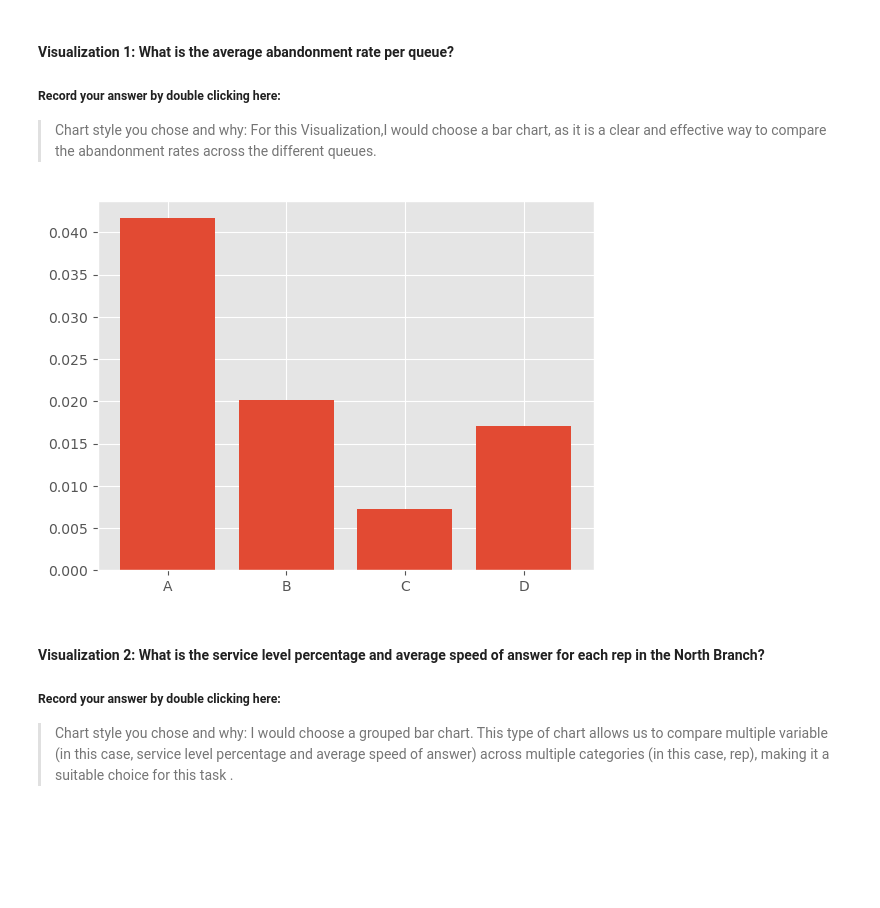
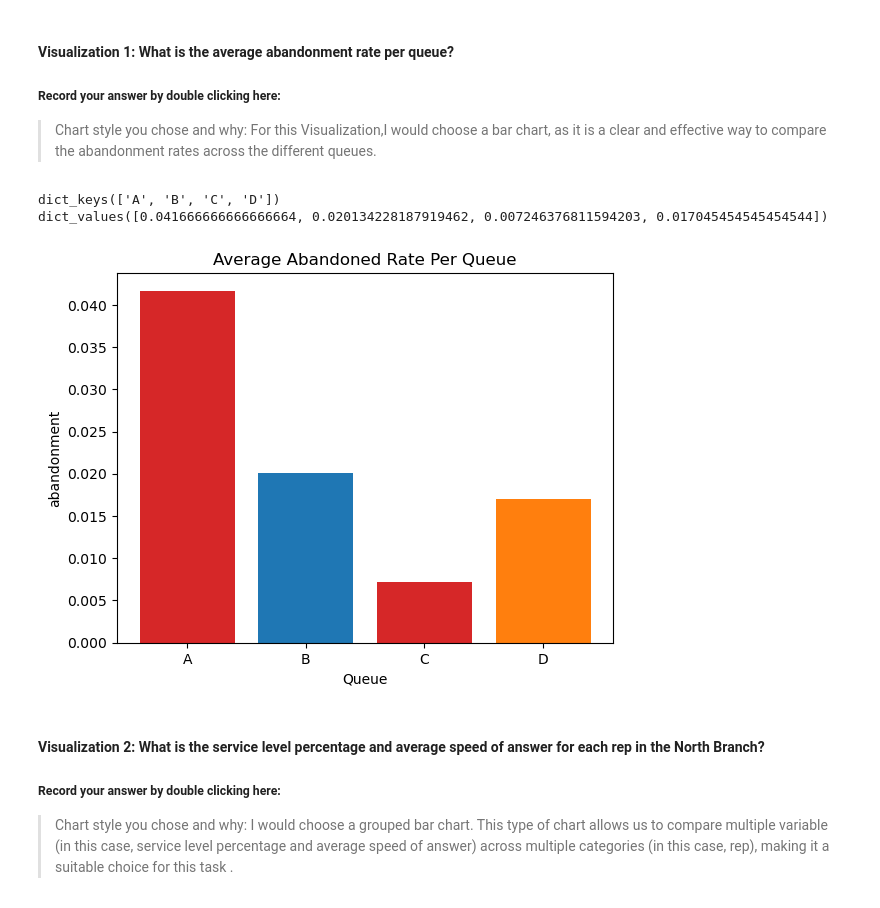
Before and after one commit to subhashinifnu/call-center-cleanup-assignment, a Jupyter notebook: Call_Center_Cleanup-Copy1.ipynb, the cells around one changed output. Drawn from its saved outputs; the diff is of its cells as text; code cells hidden in the pictures; blank space fills up the shorter version.

```diff
--- a/Call_Center_Cleanup-Copy1.ipynb
+++ b/Call_Center_Cleanup-Copy1.ipynb
@@ -539,31 +538,38 @@ Create a visualization for each of the following questions. Some of the code to
 # %%
 # Create visualization 1 here
 # Import any additional libraries needed with alias
 
-import matplotlib.pyplot as plt
-import numpy as np
 # The dictionary abandonment_rates has the data you need.
 abandonment_rates = {}
 queues = ["A", "B", "C", "D"]
 queue_dict = df.groupby("Queue").agg("sum")
 for i in range(4):
     abandonment_rates[queues[i]] = queue_dict["Abandoned"][i] / queue_dict["Calls"][i]
 
 #Your Code Here:
+import matplotlib.pyplot as plt
 
-names = list(abandonment_rates.keys())
-values = list(abandonment_rates.values())
+#import numpy as np
 
-plt.bar(range(len(abandonment_rates)), values, tick_label=names)
+fig, ax = plt.subplots()
 
-plt.title="Average AB rate"
-plt.xlabel="Queue Names"
-plt.ylabel="Aband rate"
+queue = abandonment_rates.keys()
+abandoned = abandonment_rates.values()
+print(queue)
+print(abandoned)
 
+bar_colors = ['tab:red', 'tab:blue', 'tab:red', 'tab:orange']
 
+bar_labels = ['Abandoned', 'Queue']
+ax.bar(queue, abandoned, label=bar_labels, color=bar_colors)
+ax.set_ylabel('abandonment')
+ax.set_xlabel('Queue')
+ax.set_title('Average Abandoned Rate Per Queue', color = 'black', fontsize = 12)
 plt.show()
 # %% [output]
+dict_keys(['A', 'B', 'C', 'D'])
+dict_values([0.041666666666666664, 0.020134228187919462, 0.007246376811594203, 0.017045454545454544])
-[figure, old version]
+[figure, new version]
 # %% [markdown]
 #### Visualization 2: What is the service level percentage and average speed of answer for each rep in the North Branch?
 ##### Record your answer by double clicking here:
```
Also changed, not shown: parts of 5 cells of this notebook.
